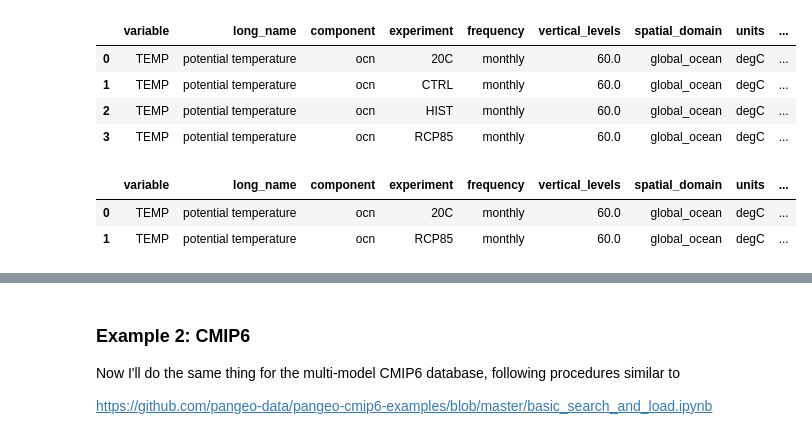
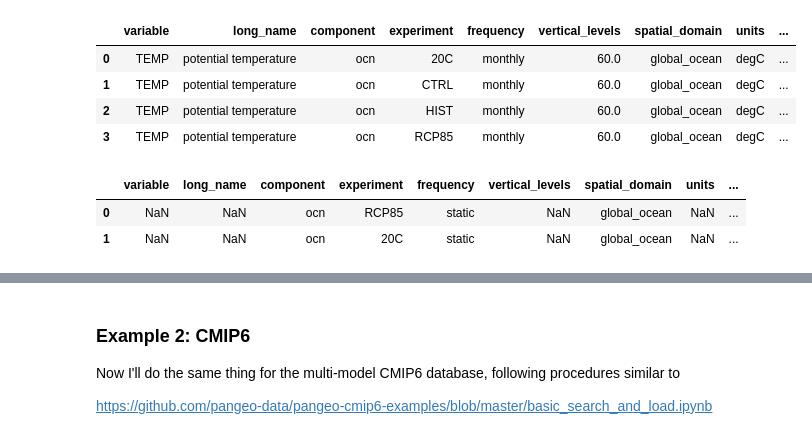
Before and after one commit to olleholt/toolkit, a Jupyter notebook: test_notebooks/Diana-scratch.ipynb, the cells around one changed output, grey strips where cells are left out. Drawn from its saved outputs; the diff is of its cells as text; code cells hidden in the pictures.

```diff
--- a/test_notebooks/Diana-scratch.ipynb
+++ b/test_notebooks/Diana-scratch.ipynb
@@ -56,18 +57,19 @@ col.search(variable="TEMP").df
 # %%
 # Get more detailed: search for monthly output for the 20th century and RCP8.5
 # ("HIST" is the 1850-1919 period, which is only in the first ensemble member, and "20C" is 1920-2005 which is common across all the other members =
 col_ocntemp = col.search(
     frequency=["monthly"],
     component="ocn",
     variable="TEMP",
     experiment=["20C", "RCP85"],
 )
 
-col_ocntemp.df
+col_grid = col.search(frequency="static", component="ocn", experiment=["20C", "RCP85"])
+col_grid.df
 # %% [output]
 |  | variable | long_name | component | experiment | frequency | vertical_levels | spatial_domain | units | ... |
-| 0 | TEMP | potential temperature | ocn | 20C | monthly | 60.0 | global_ocean | degC | ... |
-| 1 | TEMP | potential temperature | ocn | RCP85 | monthly | 60.0 | global_ocean | degC | ... |
+| 0 | NaN | NaN | ocn | RCP85 | static | NaN | global_ocean | NaN | ... |
+| 1 | NaN | NaN | ocn | 20C | static | NaN | global_ocean | NaN | ... |
 # %%
 # Load catalog entries for subset into a dictionary of xarray datasets
 dsets = col_ocntemp.to_dataset_dict(
```
Also changed, not shown: parts of 20 cells of this notebook, 1 other file.
